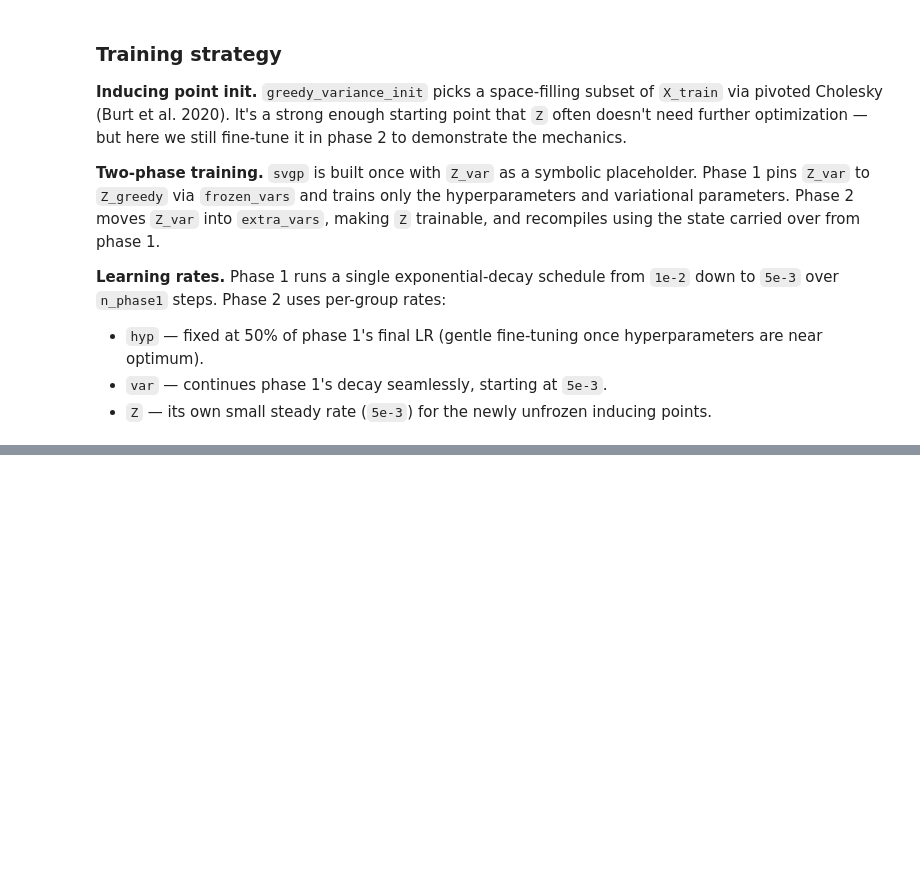
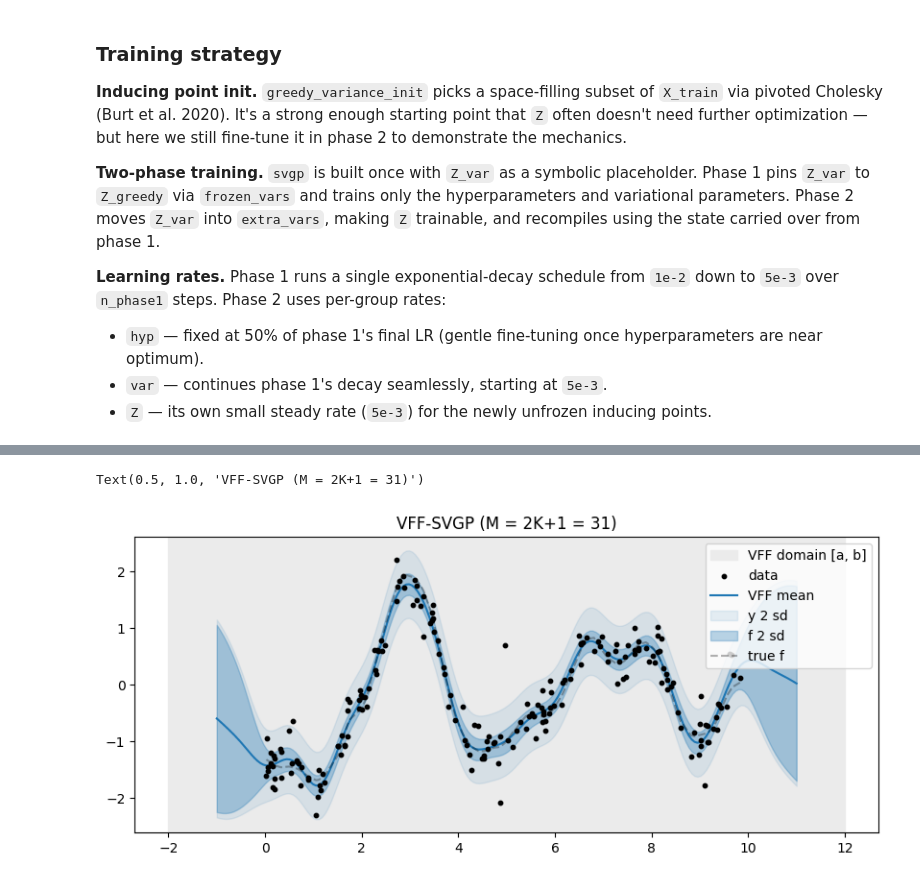
Before and after one commit to bwengals/ptgp, a Jupyter notebook: notebooks/demo.ipynb, the cells around one changed output, grey strips where cells are left out. Drawn from its saved outputs; the diff is of its cells as text; code cells hidden in the pictures; blank space fills up the shorter version.

```diff
--- a/notebooks/demo.ipynb
+++ b/notebooks/demo.ipynb
@@ -372,0 +545,49 @@ fig.tight_layout();
+# %%
+predict_vff = pg.optim.compile_predict(
+    svgp_vff,
+    X_new_var,
+    vff_model,
+    shared_params_vff,
+    extra_vars=vp_vff.extra_vars,
+    shared_extras=shared_extras_vff,
+)
+predict_vff_y = pg.optim.compile_predict(
+    svgp_vff,
+    X_new_var,
+    vff_model,
+    shared_params_vff,
+    extra_vars=vp_vff.extra_vars,
+    shared_extras=shared_extras_vff,
+    incl_lik=True,
+)
+mu_vff, var_vff = predict_vff(X_test)
+_, var_vff_y = predict_vff_y(X_test)
+sd_vff = np.sqrt(var_vff)
+sd_vff_y = np.sqrt(var_vff_y)
+
+plt.figure(figsize=(10, 4))
+plt.axvspan(f_vff.a, f_vff.b, color="0.92", label="VFF domain [a, b]")
+plt.scatter(X_train, y_train, s=10, c="k", zorder=3, label="data")
+plt.plot(X_test, mu_vff, "C0", label="VFF mean")
+plt.fill_between(
+    X_test.ravel(),
+    mu_vff - 2 * sd_vff_y,
+    mu_vff + 2 * sd_vff_y,
+    alpha=0.1,
+    color="C0",
+    label="y 2 sd",
+)
+plt.fill_between(
+    X_test.ravel(),
+    mu_vff - 2 * sd_vff,
+    mu_vff + 2 * sd_vff,
+    alpha=0.3,
+    color="C0",
+    label="f 2 sd",
+)
+plt.plot(X_train, f_train, "k--", alpha=0.3, label="true f")
+plt.legend(loc="upper right")
+plt.title(f"VFF-SVGP (M = 2K+1 = {M_vff})")
+# %% [output]
+Text(0.5, 1.0, 'VFF-SVGP (M = 2K+1 = 31)')
+[figure, added]
```
Also changed, not shown: parts of 20 cells of this notebook.
